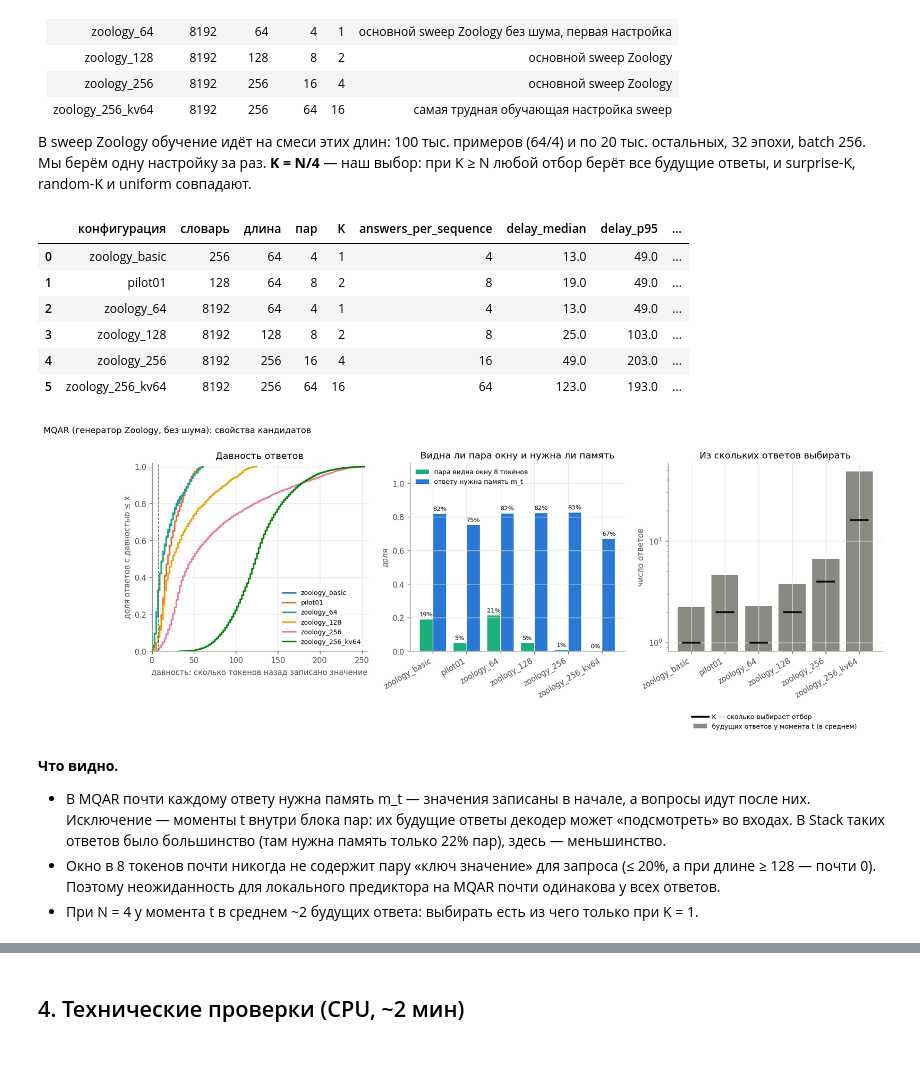
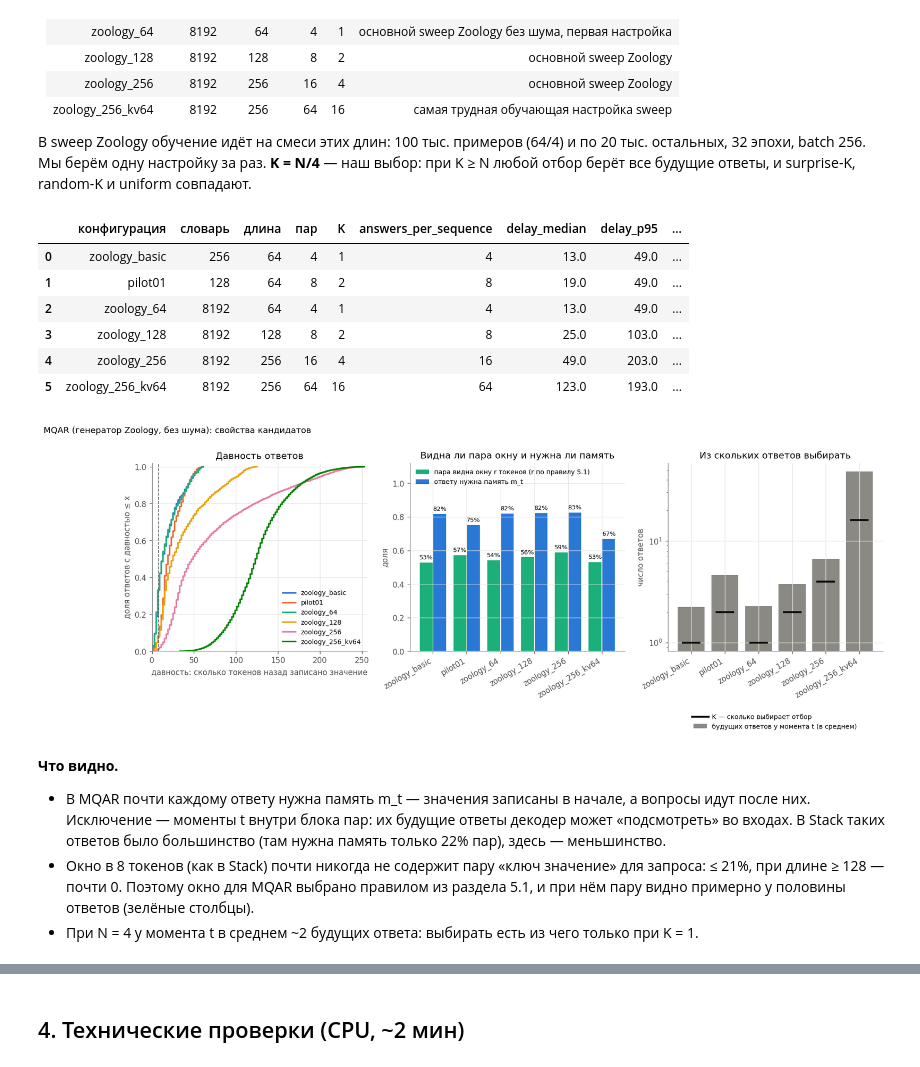
Before and after one commit to RomadovaIrina/smtMemUp, a Jupyter notebook: 03_smt_memup_mqar.ipynb, the cells around one changed output, grey strips where cells are left out. Drawn from its saved outputs; the diff is of its cells as text; code cells hidden in the pictures.

```diff
--- a/03_smt_memup_mqar.ipynb
+++ b/03_smt_memup_mqar.ipynb
@@ -115,39 +115,39 @@ fig, ax = plt.subplots(1, 3, figsize=(17, 4.4))
 for name, b in data.items():
     d = np.sort(b["delay"][b["target_mask"]].numpy())
     ax[0].plot(d, np.arange(1, len(d) + 1) / len(d), color=CONFIG_COLOR[name], label=name)
 ax[0].axvline(8, color=MUTED, ls="--", lw=1)
 ax[0].set(title="Давность ответов", xlabel="давность: сколько токенов назад записано значение",
           ylabel="доля ответов с давностью ≤ x", ylim=(0, 1.02), xlim=(0, 256))
 ax[0].legend(fontsize=8.5, loc="lower right")
 x = np.arange(len(audit))
-ax[1].bar(x - .2, audit.pair_inside_last_r_tokens, .38, color="#1baf7a", label="пара видна окну 8 токенов")
+ax[1].bar(x - .2, audit.pair_inside_last_r_tokens, .38, color="#1baf7a", label="пара видна окну r токенов (r по правилу 5.1)")
 ax[1].bar(x + .2, pairs_tab.нужна_память, .38, color="#2a78d6", label="ответу нужна память m_t")
 for i in x:
     ax[1].text(i - .2, audit.pair_inside_last_r_tokens[i] + .02, f"{audit.pair_inside_last_r_tokens[i]:.0%}", ha="center", fontsize=8)
     ax[1].text(i + .2, pairs_tab.нужна_память[i] + .02, f"{pairs_tab.нужна_память[i]:.0%}", ha="center", fontsize=8)
 ax[1].set_xticks(x, audit.конфигурация, rotation=30, ha="right"); ax[1].set_ylim(0, 1.12)
 ax[1].set(title="Видна ли пара окну и нужна ли память", ylabel="доля")
 ax[1].legend(fontsize=8.5, loc="upper left")
 ax[2].bar(x, audit.mean_pool, color="#8a8984", label="будущих ответов у момента t (в среднем)")
 ax[2].scatter(x, audit.K, color=INK, zorder=3, marker="_", s=600, linewidths=2.5, label="K — сколько выбирает отбор")
 ax[2].set_xticks(x, audit.конфигурация, rotation=30, ha="right")
 ax[2].set(title="Из скольких ответов выбирать", ylabel="число ответов", yscale="log")
 ax[2].legend(fontsize=8.5, loc="upper center", bbox_to_anchor=(.5, -.3))
 fig.suptitle("MQAR (генератор Zoology, без шума): свойства кандидатов", x=.01, y=1.03, ha="left", fontsize=11)
 save(fig, "fig1_data")
 # %% [output]
 |  | конфигурация | словарь | длина | пар | K | answers_per_sequence | delay_median | delay_p95 | ... |
 | 0 | zoology_basic | 256 | 64 | 4 | 1 | 4 | 13.0 | 49.0 | ... |
 | 1 | pilot01 | 128 | 64 | 8 | 2 | 8 | 19.0 | 49.0 | ... |
 | 2 | zoology_64 | 8192 | 64 | 4 | 1 | 4 | 13.0 | 49.0 | ... |
 | 3 | zoology_128 | 8192 | 128 | 8 | 2 | 8 | 25.0 | 103.0 | ... |
 | 4 | zoology_256 | 8192 | 256 | 16 | 4 | 16 | 49.0 | 203.0 | ... |
 | 5 | zoology_256_kv64 | 8192 | 256 | 64 | 16 | 64 | 123.0 | 193.0 | ... |
-[figure, old version]
+[figure, new version]
 # %% [markdown]
 **Что видно.**
 * В MQAR почти каждому ответу нужна память m_t — значения записаны в начале, а вопросы идут после них. Исключение — моменты t внутри блока пар: их будущие ответы декодер может «подсмотреть» во входах. В Stack таких ответов было большинство (там нужна память только 22% пар), здесь — меньшинство.
-* Окно в 8 токенов почти никогда не содержит пару «ключ значение» для запроса (≤ 20%, а при длине ≥ 128 — почти 0). Поэтому неожиданность для локального предиктора на MQAR почти одинакова у всех ответов.
+* Окно в 8 токенов (как в Stack) почти никогда не содержит пару «ключ значение» для запроса: ≤ 21%, при длине ≥ 128 — почти 0. Поэтому окно для MQAR выбрано правилом из раздела 5.1, и при нём пару видно примерно у половины ответов (зелёные столбцы).
 * При N = 4 у момента t в среднем ~2 будущих ответа: выбирать есть из чего только при K = 1.
 # %% [markdown]
 ## 3. Почему MemUP может помочь на MQAR и почему здесь это не гарантировано
```
Also changed, not shown: parts of 11 cells of this notebook, 10 other files.
